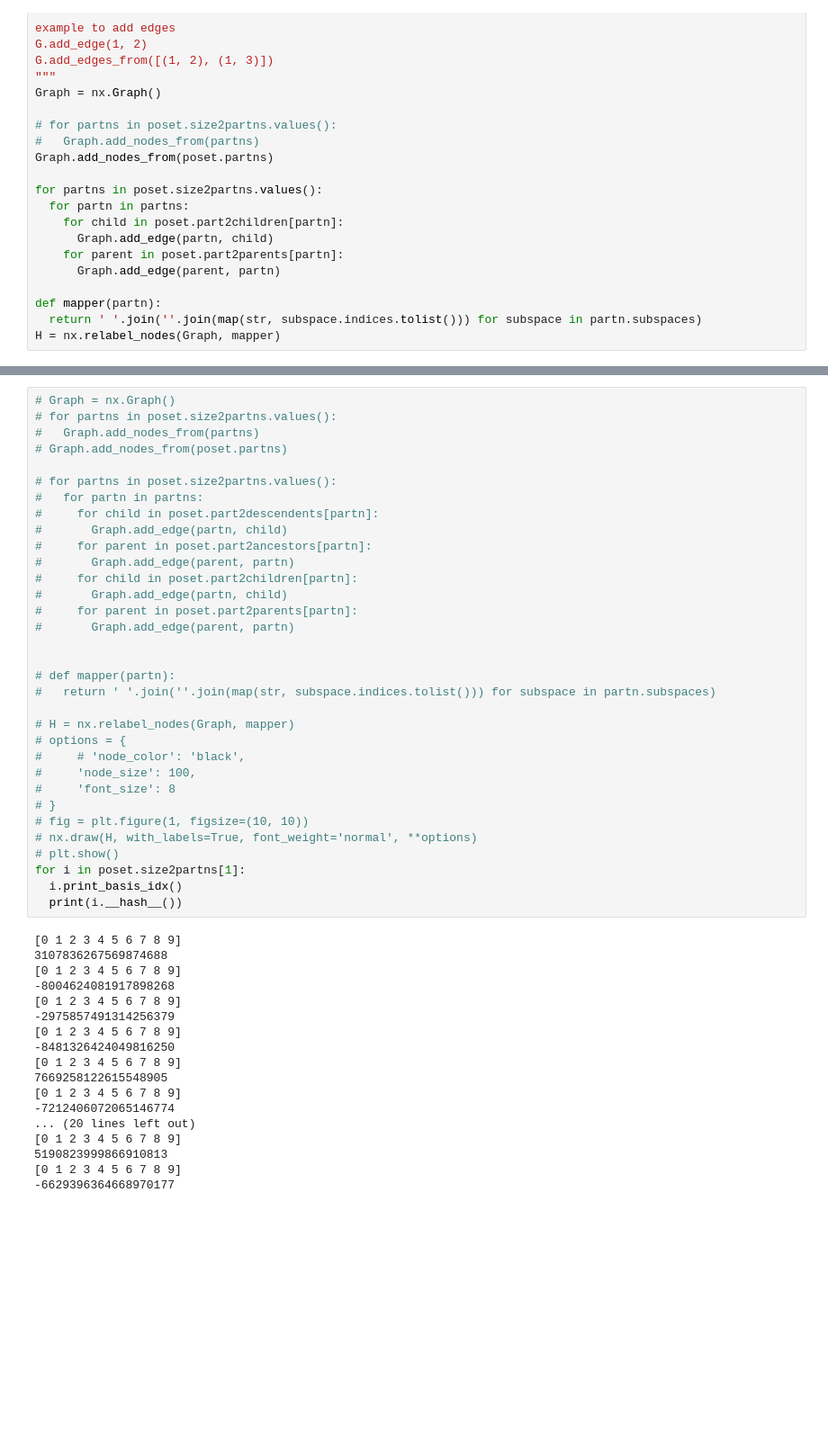
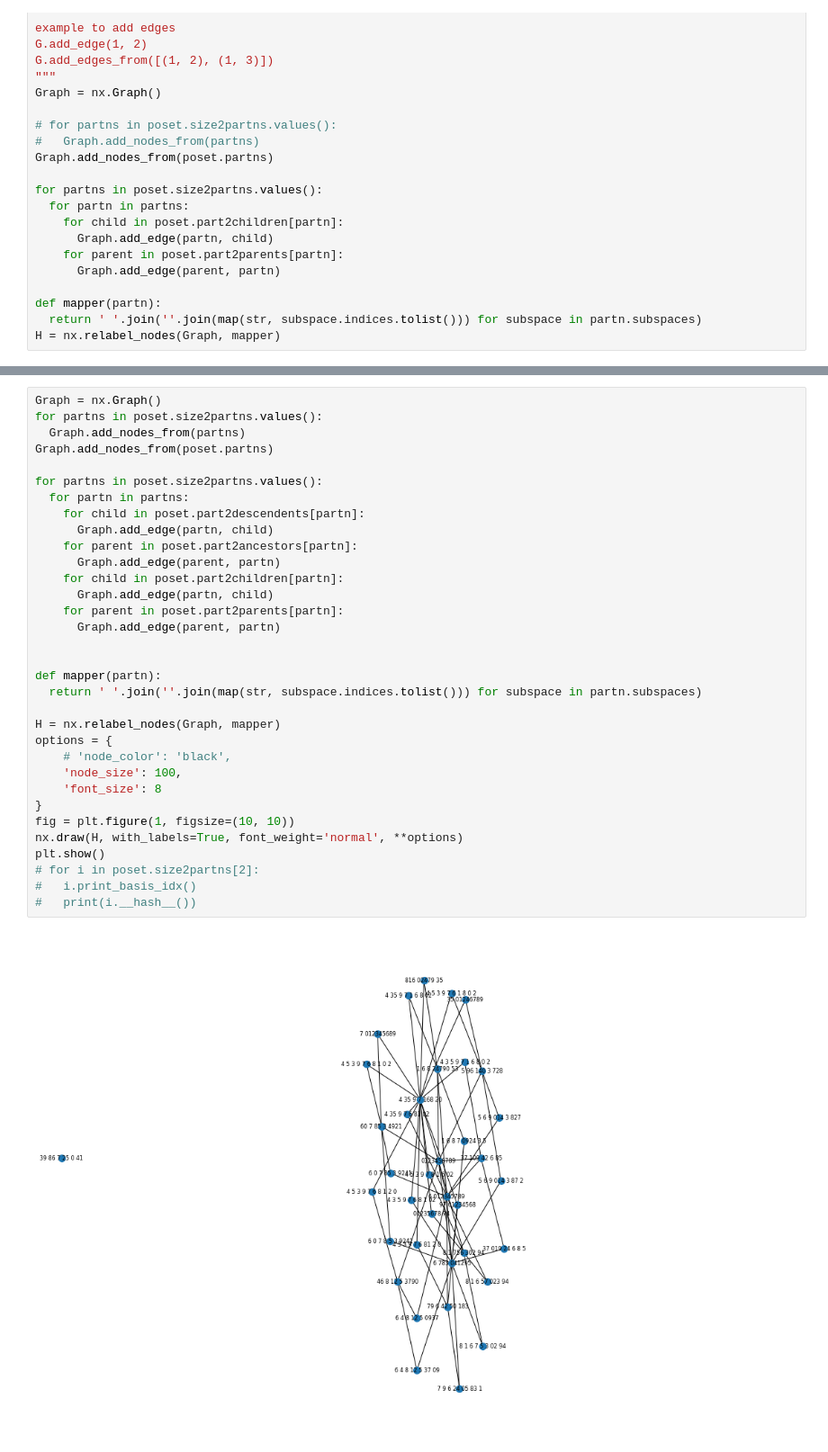
Before and after one commit to OculusMode/ILL, a Jupyter notebook: experimental/Subspaces_with_ILL.ipynb, the cells around one changed output, grey strips where cells are left out. Shown: that part at 90% size. Saved outputs shown, nothing was run; the diff lists cells and outputs as text; blank space fills up the shorter version.

```diff
--- a/experimental/Subspaces_with_ILL.ipynb
+++ b/experimental/Subspaces_with_ILL.ipynb
@@ -332,54 +332,38 @@ plt.show()
 # %%
-# Graph = nx.Graph()
-# for partns in poset.size2partns.values():
-#   Graph.add_nodes_from(partns)
-# Graph.add_nodes_from(poset.partns)
+Graph = nx.Graph()
+for partns in poset.size2partns.values():
+  Graph.add_nodes_from(partns)
+Graph.add_nodes_from(poset.partns)
 
-# for partns in poset.size2partns.values():
-#   for partn in partns:
-#     for child in poset.part2descendents[partn]:
-#       Graph.add_edge(partn, child)
-#     for parent in poset.part2ancestors[partn]:
-#       Graph.add_edge(parent, partn)
-#     for child in poset.part2children[partn]:
-#       Graph.add_edge(partn, child)
-#     for parent in poset.part2parents[partn]:
-#       Graph.add_edge(parent, partn)
+for partns in poset.size2partns.values():
+  for partn in partns:
+    for child in poset.part2descendents[partn]:
+      Graph.add_edge(partn, child)
+    for parent in poset.part2ancestors[partn]:
+      Graph.add_edge(parent, partn)
+    for child in poset.part2children[partn]:
+      Graph.add_edge(partn, child)
+    for parent in poset.part2parents[partn]:
+      Graph.add_edge(parent, partn)
 
 
-# def mapper(partn):
-#   return ' '.join(''.join(map(str, subspace.indices.tolist())) for subspace in partn.subspaces)
+def mapper(partn):
+  return ' '.join(''.join(map(str, subspace.indices.tolist())) for subspace in partn.subspaces)
 
-# H = nx.relabel_nodes(Graph, mapper)
-# options = {
-#     # 'node_color': 'black',
-#     'node_size': 100,
-#     'font_size': 8
-# }
-# fig = plt.figure(1, figsize=(10, 10))
-# nx.draw(H, with_labels=True, font_weight='normal', **options)
-# plt.show()
-for i in poset.size2partns[1]:
-  i.print_basis_idx()
-  print(i.__hash__())
+H = nx.relabel_nodes(Graph, mapper)
+options = {
+    # 'node_color': 'black',
+    'node_size': 100,
+    'font_size': 8
+}
+fig = plt.figure(1, figsize=(10, 10))
+nx.draw(H, with_labels=True, font_weight='normal', **options)
+plt.show()
+# for i in poset.size2partns[2]:
+#   i.print_basis_idx()
+#   print(i.__hash__())
 # %% [output]
-[0 1 2 3 4 5 6 7 8 9]
-3107836267569874688
-[0 1 2 3 4 5 6 7 8 9]
--8004624081917898268
-[0 1 2 3 4 5 6 7 8 9]
--2975857491314256379
-[0 1 2 3 4 5 6 7 8 9]
--8481326424049816250
-[0 1 2 3 4 5 6 7 8 9]
-7669258122615548905
-[0 1 2 3 4 5 6 7 8 9]
--7212406072065146774
-... (20 lines left out)
-[0 1 2 3 4 5 6 7 8 9]
-5190823999866910813
-[0 1 2 3 4 5 6 7 8 9]
--6629396364668970177
+[figure, added]
 # %%
 """
 THIS IS MORE A TESTING RELATED CODE
```
Also changed, not shown: parts of 4 cells of this notebook.
